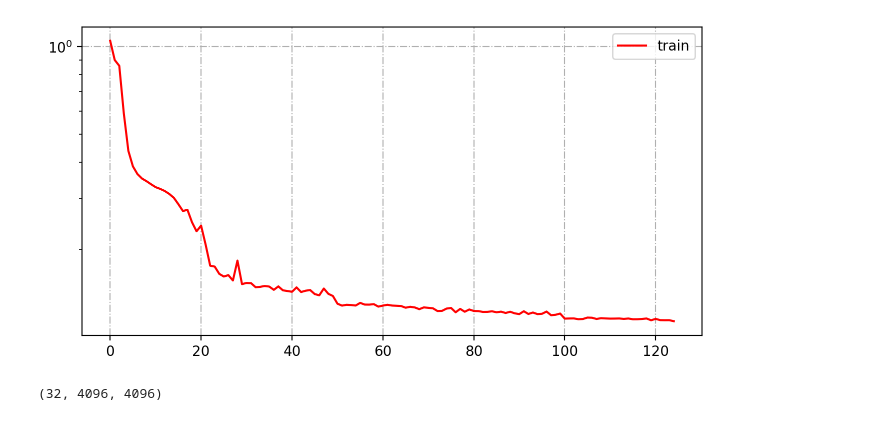
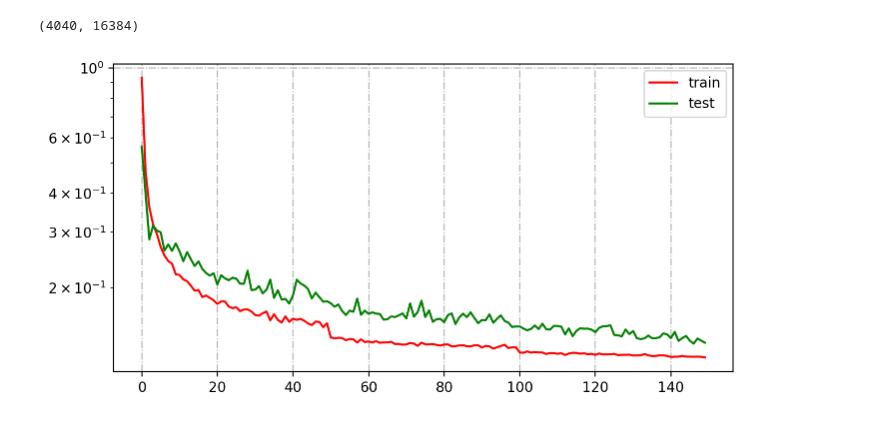
Before and after one commit to arudikov/FCG-NO, a Jupyter notebook: FCG for Poisson equation with generation solution another approach.ipynb, the cells around one changed output. Drawn from its saved outputs; the diff is of its cells as text; code cells hidden in the pictures.

Commit message:
Update notebook for Poisson equation in 2D

```diff
--- a/FCG for Poisson equation with generation solution another approach.ipynb
+++ b/FCG for Poisson equation with generation solution another approach.ipynb
@@ -162,18 +162,19 @@ def FCG(A, features, targets, model, N_iter, m_max, optimization_specification,
     samples = targets.shape[0]
     n = targets.shape[-1]
 
-    X, U, P = jnp.zeros((samples, n, N_iter+1)),  jnp.zeros((samples, n, N_iter)), jnp.zeros((samples, n, N_iter))
+    X, P = jnp.zeros((samples, n, N_iter+1)), jnp.zeros((samples, n, N_iter))
     R = jnp.zeros((samples, n, N_iter+1))
-    S, Gamma, Eta, Alpha = jnp.zeros((samples, n, N_iter)), jnp.zeros((samples, N_iter)), jnp.zeros((samples, N_iter)), jnp.zeros((samples, N_iter))
+    S = jnp.zeros((samples, n, N_iter))
     x0 = random.normal(random.PRNGKey(2), (samples, n))
-    print(A.shape, x0.shape)
+
     X = X.at[:, :, 0].set(x0)
     f = features
     R = R.at[:, :, 0].set(f - jsparse.bcoo_dot_general(A, x0, dimension_numbers=((2, 1),(0, 0))))
     train_losses, train_residuals = [], []
     train_residuals_std = []
 
-    h = 1. / args.grid
+    grid = int(n**0.5)
+    h = 1. / grid
 
     values, values_std = [], []
 
@@ -185,31 +186,30 @@ def FCG(A, features, targets, model, N_iter, m_max, optimization_specification,
 
         norm = jnp.linalg.norm(R[:, :, idx], axis=1)
 
-        train_data = [jnp.einsum('bi,b->bi', R[:, :, idx], 1/norm)]
+        train_data = [jnp.einsum('bi,b->bi', R[:, :, idx], 1./norm)]
         if type(model) != type(lambda x: x):
             if fine_tune:
                 A_bcsr = jsparse.BCSR.from_bcoo(A)
                 error = jnp.stack([jsparse.linalg.spsolve(A_bcsr.data[n], A_bcsr.indices[n], A_bcsr.indptr[n], train_data[0][n].reshape(-1,)) for n in range(samples)])
-                model, history_train = train_model(model,  A, train_data[0].reshape(-1, args.grid, args.grid), error, optimization_specification, 1)
-                #             optimization_specification['learning_rate'] *= 0.85
+                model, history_train = train_model(model, A, train_data[0].reshape(-1, args.grid, args.grid), error, optimization_specification, 1)
 
-            output = vmap(model, in_axes=(0, None, None))(jnp.einsum('bi, b->bi', R[:, :, idx], 1/norm)[:, None].reshape(-1, 1, args.grid, args.grid), model_data["analysis"], model_data["synthesis"])[:, 0].reshape(-1, args.grid**2)
-            U = U.at[:, :, idx].set(jnp.einsum('bi, b->bi', output, norm))
+            output = vmap(model, in_axes=(0, None, None))(jnp.einsum('bi, b->bi', R[:, :, idx], 1/norm)[:, None].reshape(-1, 1, grid, grid), model_data["analysis"], model_data["synthesis"])[:, 0].reshape(-1, grid**2)
+            U = jnp.einsum('bi, b->bi', output, norm)
 
         else:
             history_train = []
-            U = U.at[:, :, idx].set(vmap(model)(R[:, :, idx]))
+            U = vmap(model)(R[:, :, idx])
 
-        value = optimization_specification['res_func'](A,  U[:, :, idx], R[:, :, idx])
+        value = optimization_specification['res_func'](A,  U, R[:, :, idx])
 
         values.append(value.mean())
         values_std.append(st.t.interval(confidence=0.99, df=len(value)-1,
                                                  loc=values[-1], scale=st.sem(value)))
 
         j = get_mi(idx, m_max)
-        P = P.at[:, :, idx].set(U[:, :, idx])
+        P = P.at[:, :, idx].set(U)
         for k in range(j):
-            alpha = -jnp.einsum('bj, bj->b', S[:, :, idx-k-1], P[:, :, idx]) / (jnp.einsum('bj, bj->b', S[:, :, idx-k-1], P[:, :, idx-k-1]) + eps)
+            alpha = - jnp.einsum('bj, bj->b', S[:, :, idx-k-1], U) / (jnp.einsum('bj, bj->b', S[:, :, idx-k-1], P[:, :, idx-k-1]) + eps)
             P = P.at[:, :, idx].add(jnp.einsum('b, bj->bj', alpha, P[:, :, idx-k-1]))
 
         S = S.at[:, :, idx].set(jsparse.bcoo_dot_general(A, P[:, :, idx], dimension_numbers=((2, 1),(0, 0))))
@@ -227,13 +227,13 @@ def FCG(A, features, targets, model, N_iter, m_max, optimization_specification,
         ax[0].set_yscale('log')
         ax[0].set_title(r'Residuals')
 
-        ax[1].imshow(targets[0].reshape(args.grid, args.grid))
+        ax[1].imshow(targets[0].reshape(grid, grid))
         ax[1].set_title(r'True')
         if fine_tune:
             ax[2].plot([jnp.mean(jnp.array(epoch)) for epoch in history_train])
             ax[2].set_yscale('log')
         else:
-            ax[2].imshow((X[0, :, idx] * h ** 2).reshape(args.grid, args.grid))
+            ax[2].imshow((X[0, :, idx] * h ** 2).reshape(grid, grid))
             ax[2].set_title(r'Predict')
 
         ax[3].plot(values, color='red', linestyle='-')
@@ -243,7 +243,7 @@ def FCG(A, features, targets, model, N_iter, m_max, optimization_specification,
 
         plt.show()
 
-    return P, R, U, X, values, values_std
+    return P, R, X, values, values_std
 # %%
 N_iter = 100
 m_max = 20
@@ -252,5 +252,5 @@ h = 1. / args.grid
 model_ = lambda x: x
 
 model_data, optimization_specification = get_SNO(random.PRNGKey(42), jnp.zeros((1, args.grid, args.grid)))
-P, R_, U, X, values_, _ = FCG(A, dataset[0].reshape(-1, args.grid**2), u_exact.reshape(-1, args.grid**2)*h**2, model_, N_iter, m_max, optimization_specification, eps=1e-30)
+P_, R_, X_, values_, _ = FCG(A, rhs.reshape(-1, args.grid**2), u_exact.reshape(-1, args.grid**2)*h**2, model_, N_iter, m_max, optimization_specification, eps=1e-30)
 # %% [output]
@@ -269,3 +265,6 @@ residuals.shape
 # %%
-error = (jnp.repeat(u_exact.reshape(-1, args.grid**2)[:, :, None], N_iter+1, axis=2) - X).transpose(0,2,1).reshape((args.N_samples * (N_iter+1), -1, args.grid))
+error = (jnp.repeat(u_exact.reshape(-1, args.grid**2)[:, :, None], N_iter+1, axis=2) - X_).transpose(0, 2, 1).reshape((args.N_samples * (N_iter+1), -1, args.grid))
 error = jnp.einsum('bij, b -> bij', error, 1./norm).reshape(args.N_samples * (N_iter+1), -1)
+error.shape
+# %% [output]
+(4040, 16384)
@@ -351,13 +348,14 @@ def train_model(model, A, x, error, optimization_specification, N_repeats):
 # %%
-model_data, optimization_specification = get_SNO(random.PRNGKey(42), residuals[0][None, ...])
-model, history = train_model(model_data['model'], A, residuals, error, optimization_specification, N_iter+1)
+test_size = (N_iter + 1) * 3
+model_data, optimization_specification = get_SNO(random.PRNGKey(40), residuals[0][None, ...])
+model, history, history_test = train_model(model_data['model'], A[:-3], residuals[:-test_size], error[:-test_size], A[-3:], residuals[-test_size:], error[-test_size:], optimization_specification, N_iter+1)
 # %%
 fig = plt.figure(figsize=(8, 4))
 
 plt.plot([jnp.mean(jnp.array(epoch)) for epoch in history], color='red', label=r'train')
-# plt.plot([jnp.mean(jnp.array(epoch)) for epoch in history_test], color='green', label=r'test')
+plt.plot([jnp.mean(jnp.array(epoch)) for epoch in history_test], color='green', label=r'test')
 plt.yscale('log')
 plt.legend(loc='best')
 plt.grid(linestyle='-.');
 # %% [output]
-[figure, old version]
+[figure, new version]
@@ -376,6 +361,0 @@ _, dataset = scan(dataset, initial, random.split(key, N_samples))
-# %%
-A = [jsparse.BCOO.from_scipy_sparse(poisson((args.grid, args.grid), ax=1, ay=1).to_csr()).reshape(1, args.grid**2, -1) for i in range(N_samples)]
-A = device_put(jsparse.bcoo_concatenate(A, dimension=0))
-A.shape
-# %% [output]
-(32, 4096, 4096)
```
Also changed, not shown: parts of 24 cells of this notebook, 1 other file.
